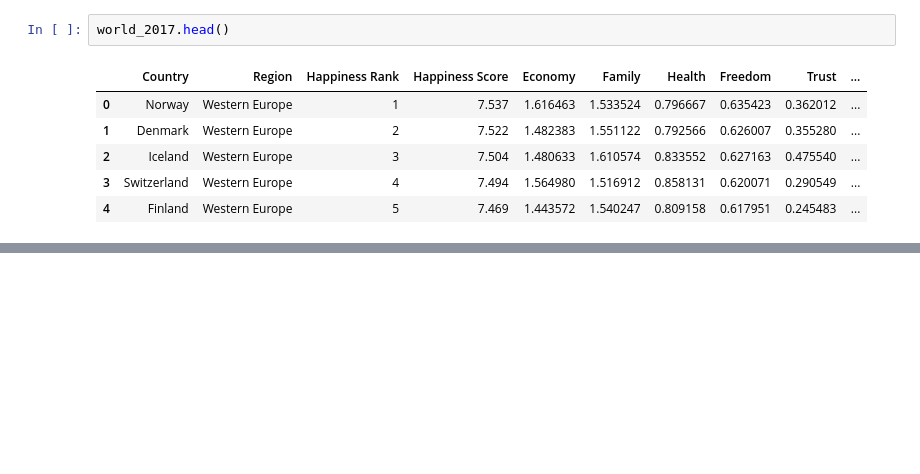
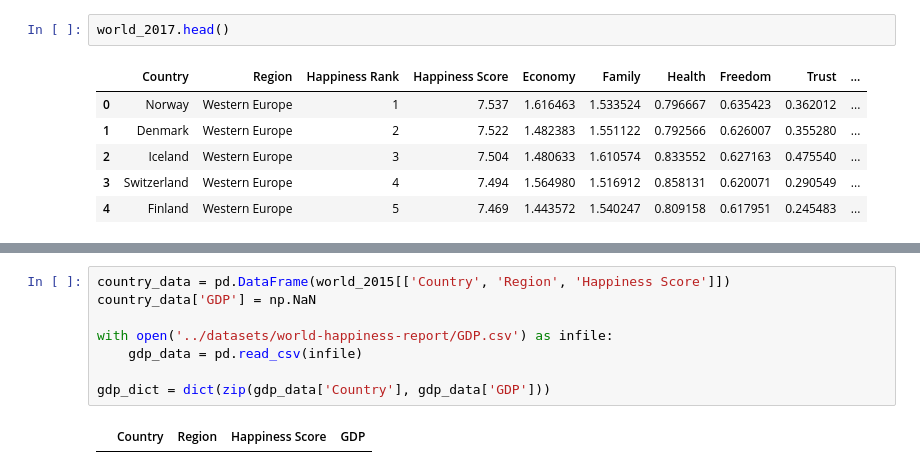
Before and after one commit to MarieRoald/MLkurs, a Jupyter notebook: notebooks/World happiness.ipynb, the cells around one changed output, grey strips where cells are left out. Drawn from its saved outputs; the diff is of its cells as text; blank space fills up the shorter version.

```diff
--- a/notebooks/World happiness.ipynb
+++ b/notebooks/World happiness.ipynb
@@ -112,0 +101,10 @@ sns.plt.show()
+# %%
+country_data = pd.DataFrame(world_2015[['Country', 'Region', 'Happiness Score']])
+country_data['GDP'] = np.NaN
+
+with open('../datasets/world-happiness-report/GDP.csv') as infile:
+    gdp_data = pd.read_csv(infile)
+
+gdp_dict = dict(zip(gdp_data['Country'], gdp_data['GDP']))
+# %% [output]
+|  | Country | Region | Happiness Score | GDP |
```
Also changed, not shown: parts of 7 cells of this notebook.
